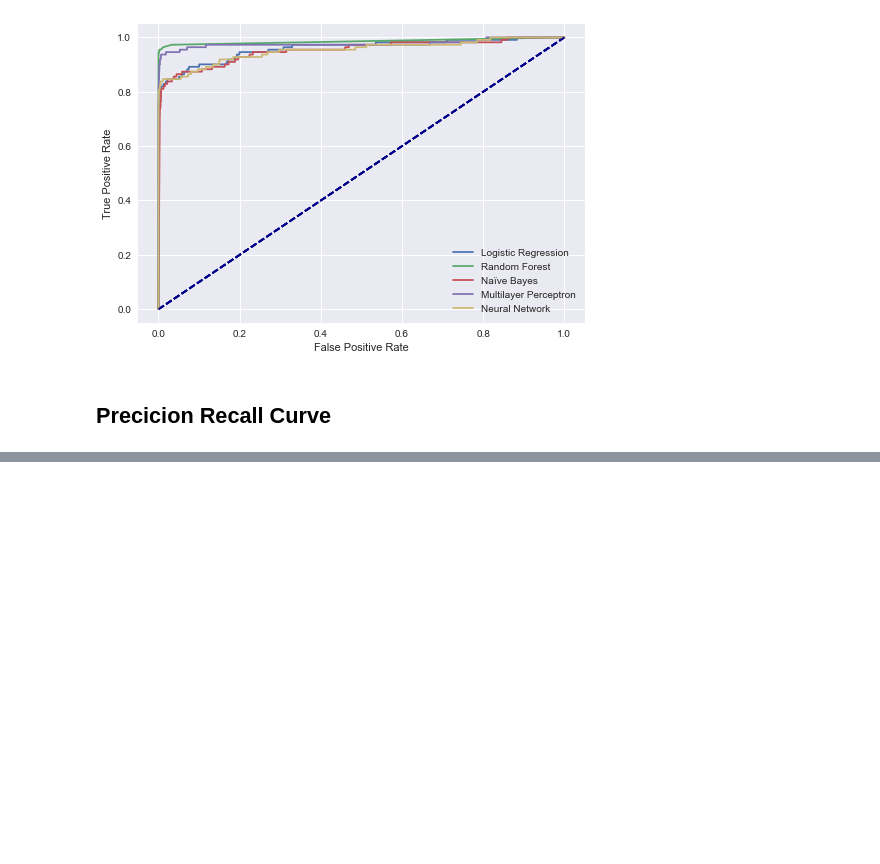
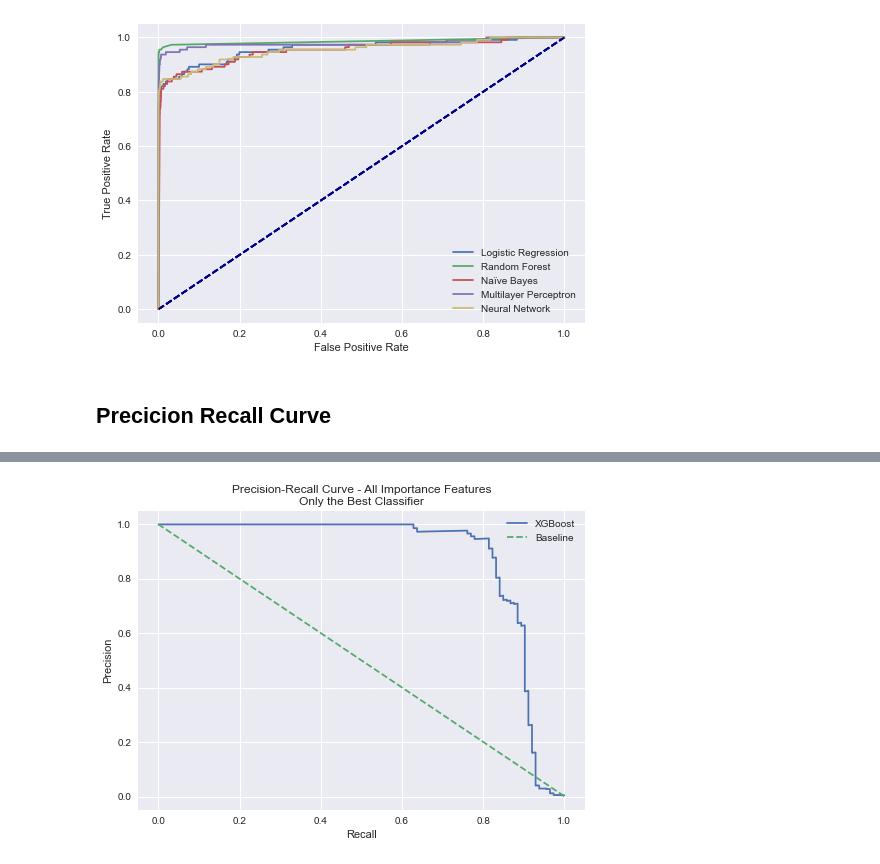
Before and after one commit to bjarnemu/aml2021finalproject, a Jupyter notebook: krog_main.ipynb, the cells around one changed output, grey strips where cells are left out. Cells and saved outputs as stored; diff of their text form; code cells hidden in the pictures; blank space fills up the shorter version.

```diff
--- a/krog_main.ipynb
+++ b/krog_main.ipynb
@@ -657,0 +751,5 @@ create_pr_curve(dum_preds['perm'], y_perm_test, label="Baseline", line='--', tit
+# %%
+create_pr_curve(xgb_preds['all'][:,1], y_all_test, label="XGBoost")
+create_pr_curve(dum_preds['all'], y_all_test, label="Baseline", line='--', title="Precision-Recall Curve - All Importance Features\nOnly the Best Classifier")
+# %% [output]
+[figure, added]
```
Also changed, not shown: parts of 29 cells of this notebook, 2 other files.
